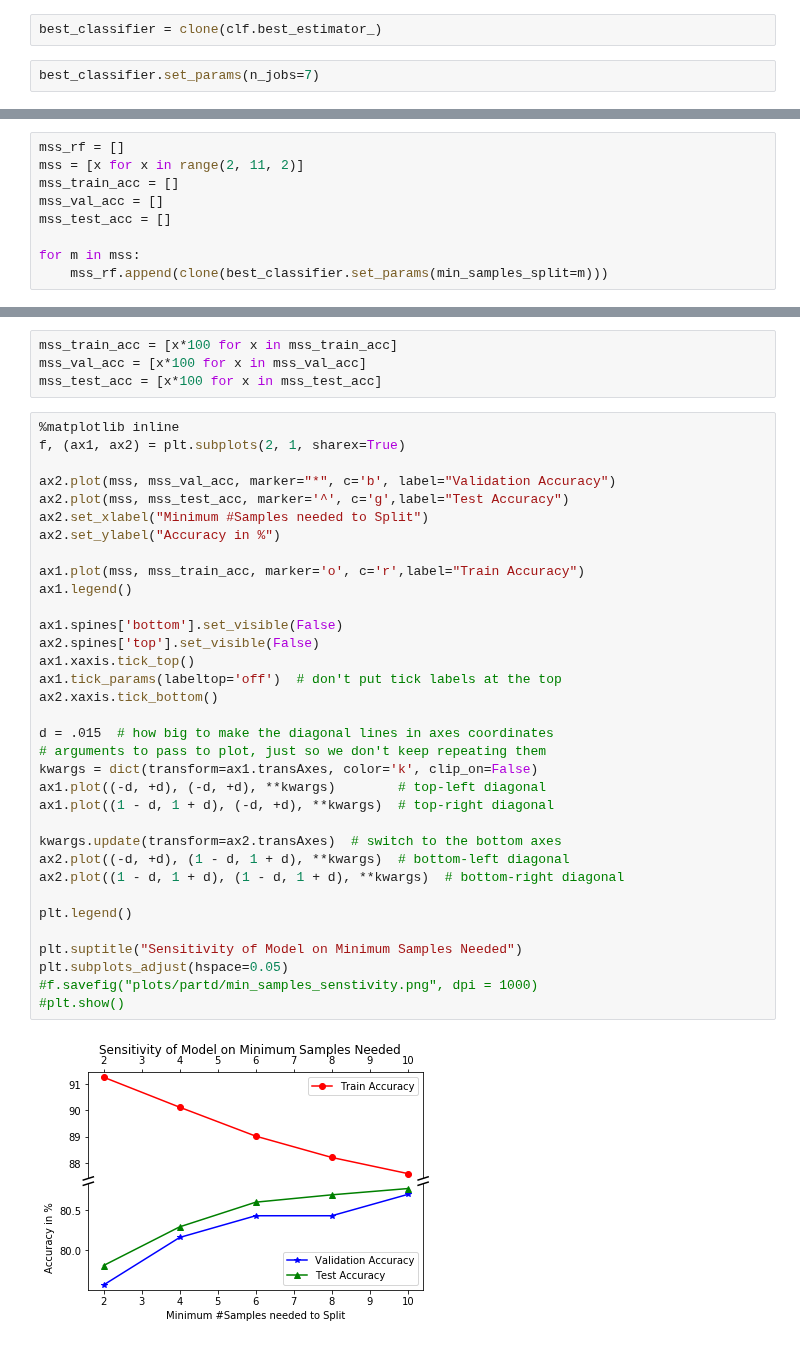
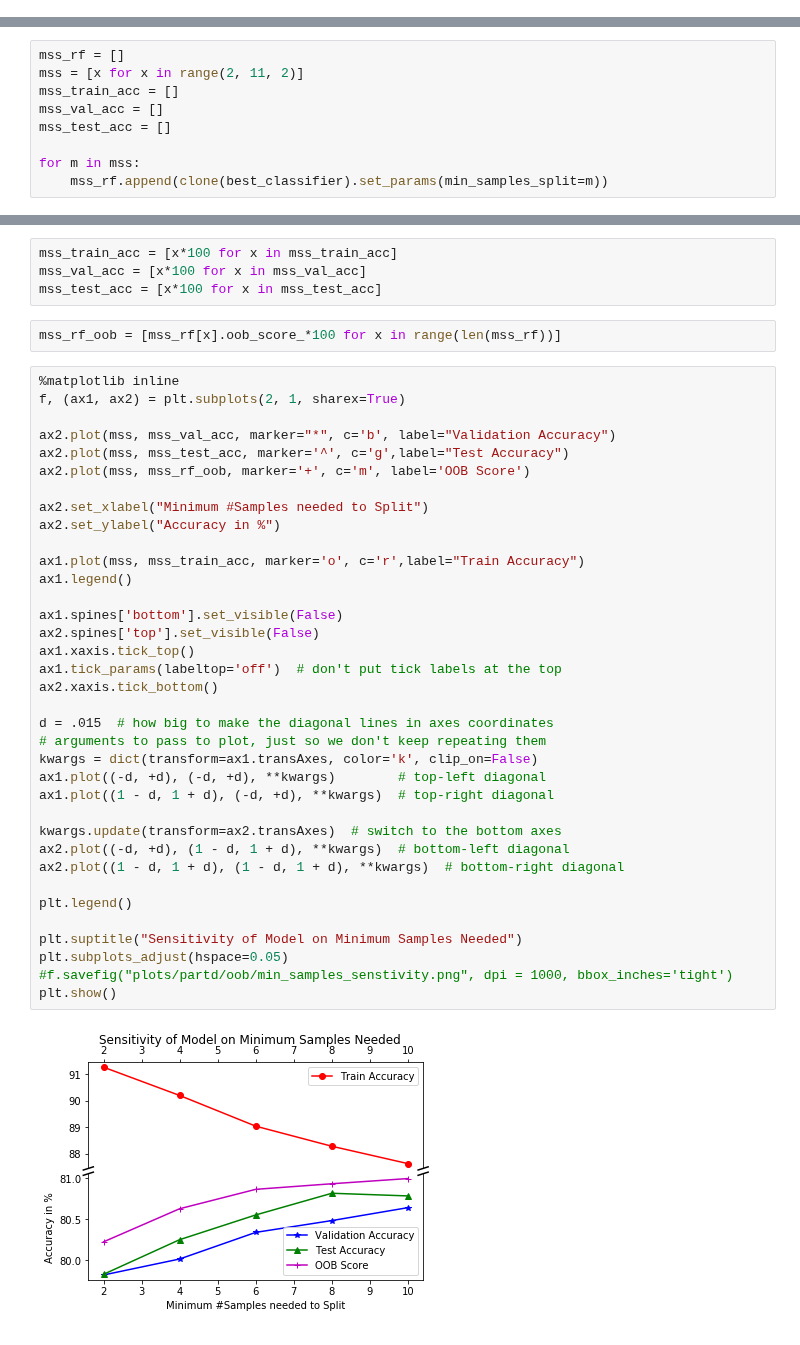
Before and after one commit to agarwal-ayushi/Machine-Learning-Assignments, a Jupyter notebook: Assignment3/partA/ques1cd-custom_score.ipynb, the cells around one changed output, grey strips where cells are left out. Saved outputs shown, nothing was run; the diff lists cells and outputs as text.

```diff
--- a/Assignment3/partA/ques1cd-custom_score.ipynb
+++ b/Assignment3/partA/ques1cd-custom_score.ipynb
@@ -260,7 +552,3 @@ plt.subplots_adjust(hspace=0.08)
 n_estimators = 150
 
 max_features=0.1
-# %%
-best_classifier = clone(clf.best_estimator_)
-# %%
-best_classifier.set_params(n_jobs=7)
@@ -281,7 +560,7 @@ mss_val_acc = []
 mss_test_acc = []
 
 for m in mss:
-    mss_rf.append(clone(best_classifier.set_params(min_samples_split=m)))
+    mss_rf.append(clone(best_classifier).set_params(min_samples_split=m))
 # %%
 for i in range(len(mss_rf)):
     mss_rf[i].fit(X_train.A, train_class.ravel())
@@ -292,39 +571,43 @@ for i in range(len(mss_rf)):
 mss_train_acc = [x*100 for x in mss_train_acc]
 mss_val_acc = [x*100 for x in mss_val_acc]
 mss_test_acc = [x*100 for x in mss_test_acc]
+# %%
+mss_rf_oob = [mss_rf[x].oob_score_*100 for x in range(len(mss_rf))]
 # %%
 %matplotlib inline
 f, (ax1, ax2) = plt.subplots(2, 1, sharex=True)
 
 ax2.plot(mss, mss_val_acc, marker="*", c='b', label="Validation Accuracy")
 ax2.plot(mss, mss_test_acc, marker='^', c='g',label="Test Accuracy")
+ax2.plot(mss, mss_rf_oob, marker='+', c='m', label='OOB Score')
+
 ax2.set_xlabel("Minimum #Samples needed to Split")
 ax2.set_ylabel("Accuracy in %")
 
 ax1.plot(mss, mss_train_acc, marker='o', c='r',label="Train Accuracy")
 ax1.legend()
 
 ax1.spines['bottom'].set_visible(False)
 ax2.spines['top'].set_visible(False)
 ax1.xaxis.tick_top()
 ax1.tick_params(labeltop='off')  # don't put tick labels at the top
 ax2.xaxis.tick_bottom()
 
 d = .015  # how big to make the diagonal lines in axes coordinates
 # arguments to pass to plot, just so we don't keep repeating them
 kwargs = dict(transform=ax1.transAxes, color='k', clip_on=False)
 ax1.plot((-d, +d), (-d, +d), **kwargs)        # top-left diagonal
 ax1.plot((1 - d, 1 + d), (-d, +d), **kwargs)  # top-right diagonal
 
 kwargs.update(transform=ax2.transAxes)  # switch to the bottom axes
 ax2.plot((-d, +d), (1 - d, 1 + d), **kwargs)  # bottom-left diagonal
 ax2.plot((1 - d, 1 + d), (1 - d, 1 + d), **kwargs)  # bottom-right diagonal
 
 plt.legend()
 
 plt.suptitle("Sensitivity of Model on Minimum Samples Needed")
 plt.subplots_adjust(hspace=0.05)
-#f.savefig("plots/partd/min_samples_senstivity.png", dpi = 1000)
-#plt.show()
+#f.savefig("plots/partd/oob/min_samples_senstivity.png", dpi = 1000, bbox_inches='tight')
+plt.show()
 # %% [output]
-[figure, old version]
+[figure, new version]
```
Also changed, not shown: parts of 53 cells of this notebook, 12 other files.
